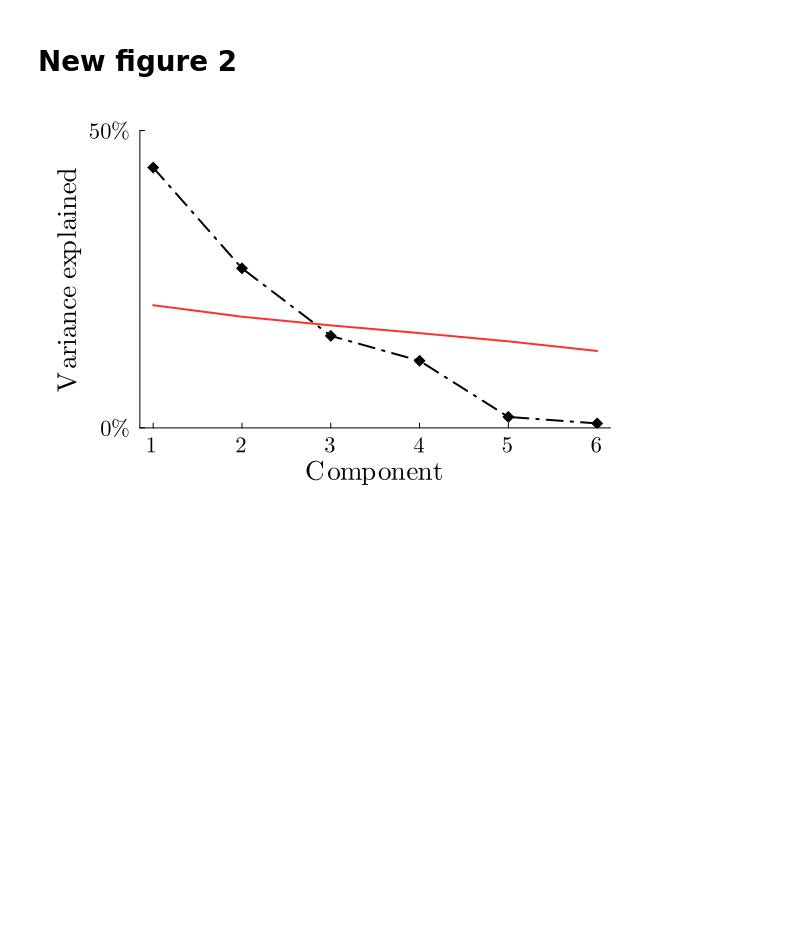
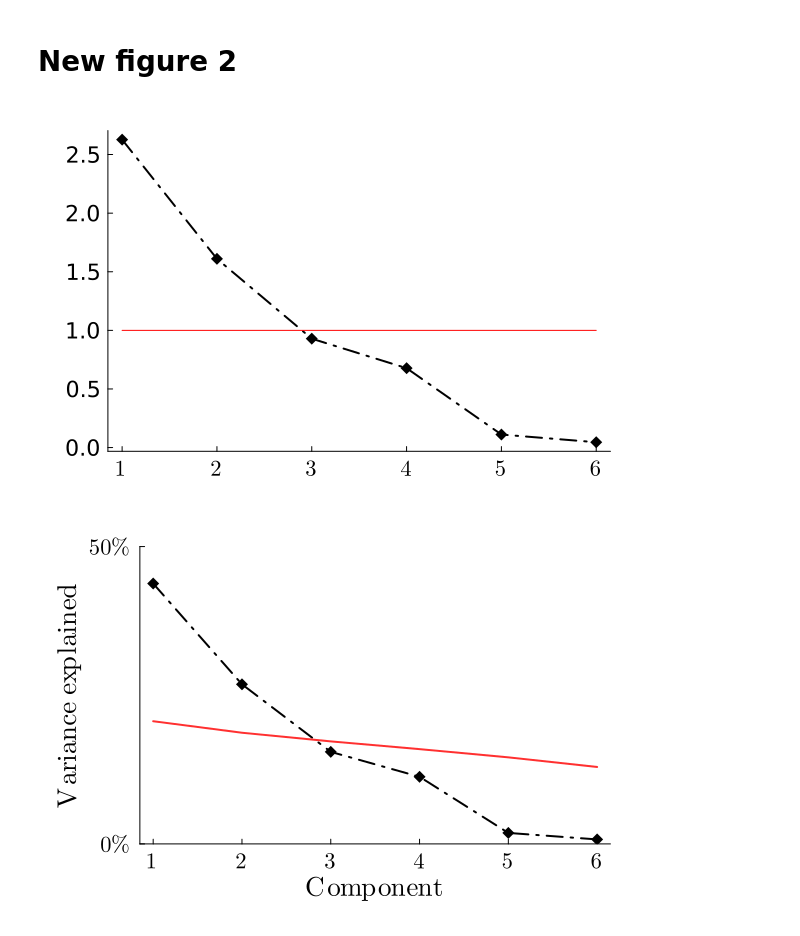
Before and after one commit to arthur-fyon/CORR_2022, a Jupyter notebook: DA/FYON_2022_DA_plots.ipynb, the cells around one changed output. Drawn from its saved outputs; the diff is of its cells as text; code cells hidden in the pictures; blank space fills up the shorter version.

```diff
--- a/DA/FYON_2022_DA_plots.ipynb
+++ b/DA/FYON_2022_DA_plots.ipynb
@@ -183,6 +496,15 @@ for j = 1 : N
     total_var_shuffle = sum(eig_val_MC_shuffle[:, j])
     eig_val_decreasing_shuffle[:, j] = reverse(eig_val_MC_shuffle[:, j]) ./ total_var_shuffle
 end
+# %%
+plot(reverse(eig_MC.values), label = "", grid=false, guidefontsize=18, markershape=:diamond,
+            linestyle=:dashdot, legendfontsize=12, margin=5Plots.mm,
+            xticks=([1, 2, 3, 4, 5, 6, 7, 8], [L"1", L"2", L"3", L"4", L"5", L"6", L"7", L"8"]),
+            color=:black, markersize=6, linewidth=2, tickfontsize=15,
+            size=(600, 400))
+plot!([1, 6], [1, 1], color=:red, label="")
+# %% [output]
+[figure, added]
 # %%
 total_var = sum(eig_MC.values)
 eig_val_decreasing = reverse(eig_MC.values) ./ total_var
```
Also changed, not shown: parts of 11 cells of this notebook, 4 other files.
